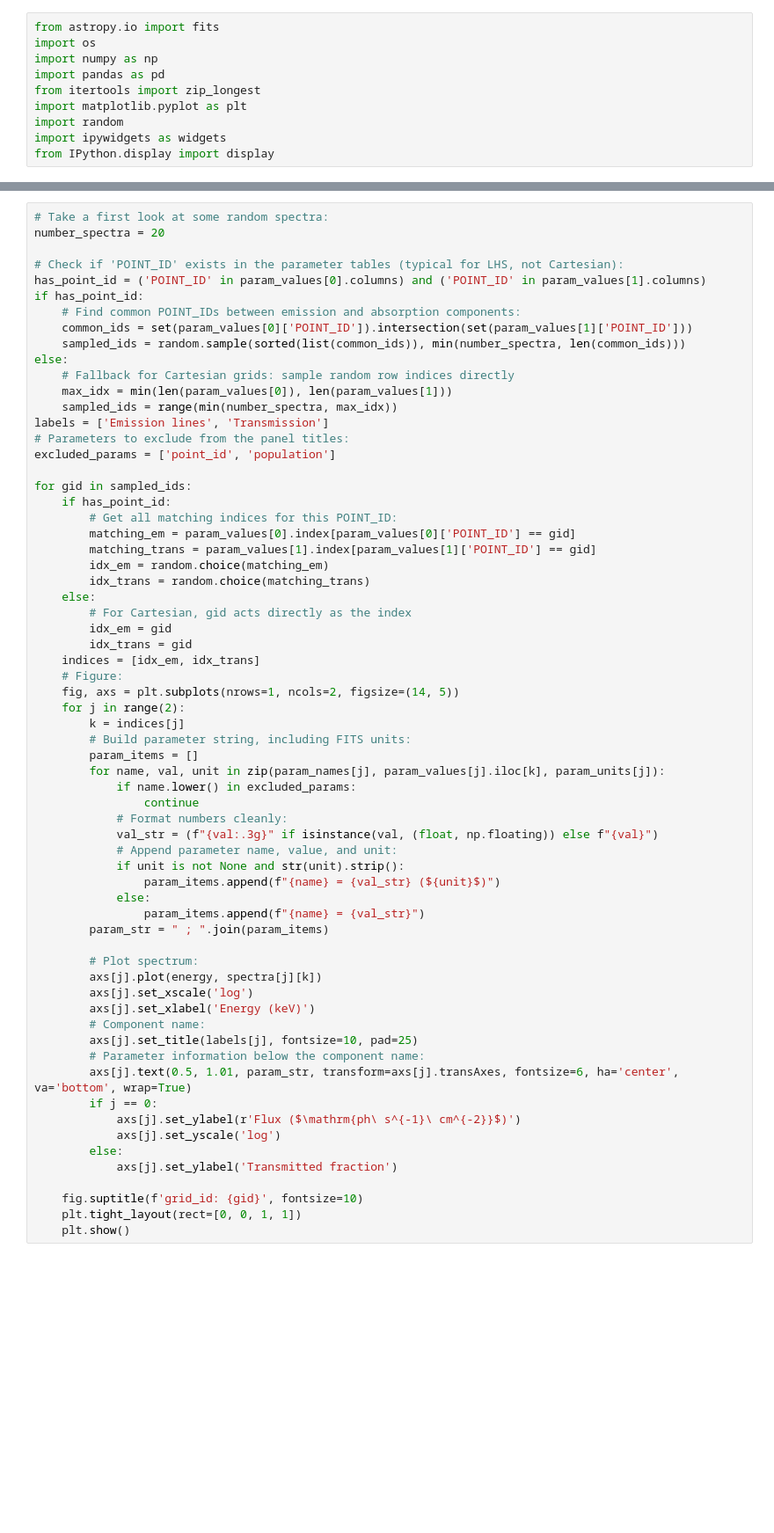
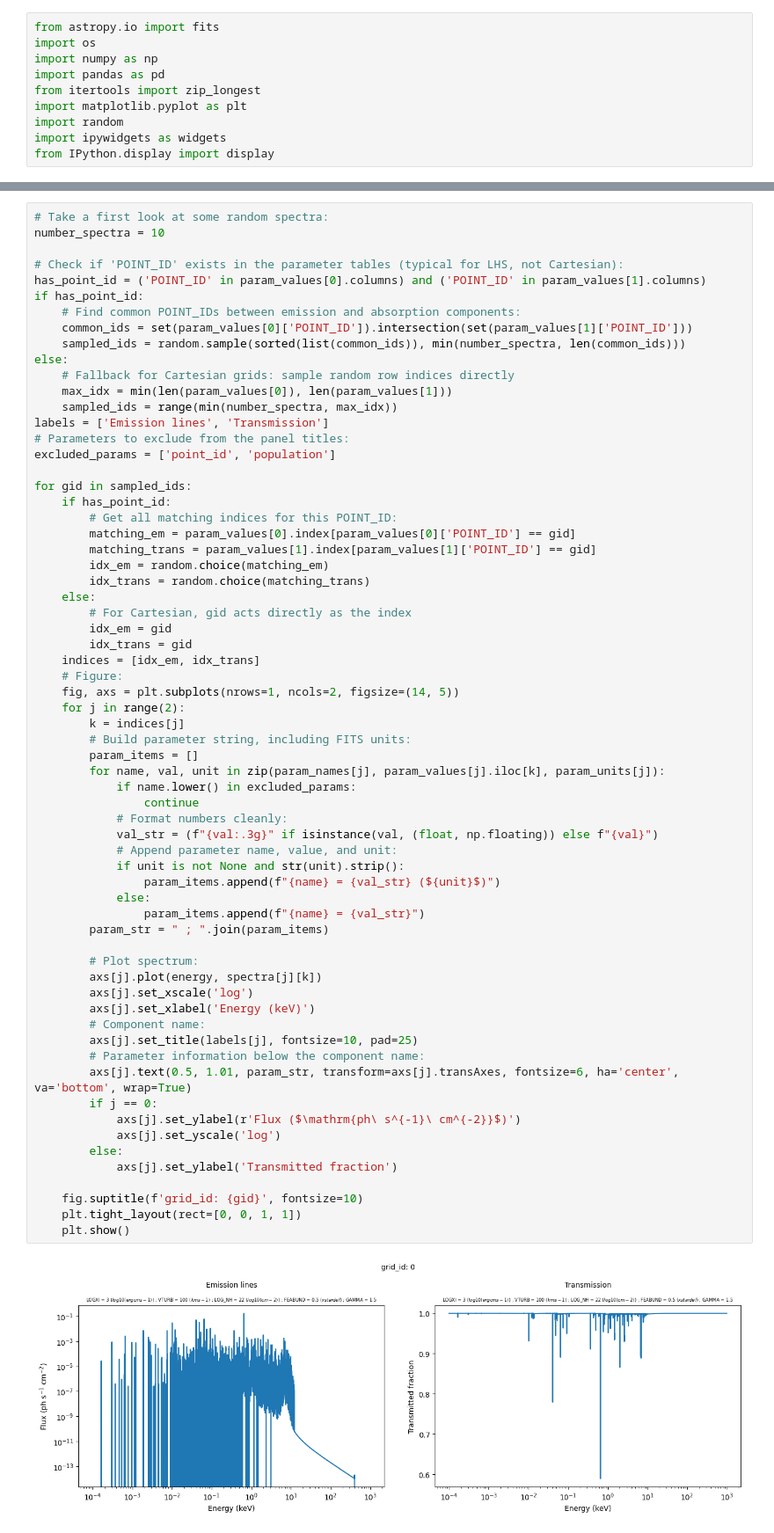
Before and after one commit to pier-astro/iongrid, a Jupyter notebook: visualization/check_xstar_stacked_flux_spec.ipynb, the cells around one changed output, grey strips where cells are left out. Shown at 88% size. Cells and saved outputs as stored; diff of their text form; blank space fills up the shorter version.

```diff
--- a/visualization/check_xstar_stacked_flux_spec.ipynb
+++ b/visualization/check_xstar_stacked_flux_spec.ipynb
@@ -105,6 +105,6 @@ plt.show()
 # %%
 # Take a first look at some random spectra:
-number_spectra = 20
+number_spectra = 10
 
 # Check if 'POINT_ID' exists in the parameter tables (typical for LHS, not Cartesian):
 has_point_id = ('POINT_ID' in param_values[0].columns) and ('POINT_ID' in param_values[1].columns)
@@ -140,30 +140,32 @@ for gid in sampled_ids:
         param_items = []
         for name, val, unit in zip(param_names[j], param_values[j].iloc[k], param_units[j]):
             if name.lower() in excluded_params:
                 continue
             # Format numbers cleanly:
             val_str = (f"{val:.3g}" if isinstance(val, (float, np.floating)) else f"{val}")
             # Append parameter name, value, and unit:
             if unit is not None and str(unit).strip():
                 param_items.append(f"{name} = {val_str} (${unit}$)")
             else:
                 param_items.append(f"{name} = {val_str}")
         param_str = " ; ".join(param_items)
 
         # Plot spectrum:
         axs[j].plot(energy, spectra[j][k])
         axs[j].set_xscale('log')
         axs[j].set_xlabel('Energy (keV)')
         # Component name:
         axs[j].set_title(labels[j], fontsize=10, pad=25)
         # Parameter information below the component name:
         axs[j].text(0.5, 1.01, param_str, transform=axs[j].transAxes, fontsize=6, ha='center', va='bottom', wrap=True)
         if j == 0:
             axs[j].set_ylabel(r'Flux ($\mathrm{ph\ s^{-1}\ cm^{-2}}$)')
             axs[j].set_yscale('log')
         else:
             axs[j].set_ylabel('Transmitted fraction')
 
     fig.suptitle(f'grid_id: {gid}', fontsize=10)
     plt.tight_layout(rect=[0, 0, 1, 1])
     plt.show()
+# %% [output]
+[figure, added]
```
Also changed, not shown: parts of 10 cells of this notebook, 2 other files.
